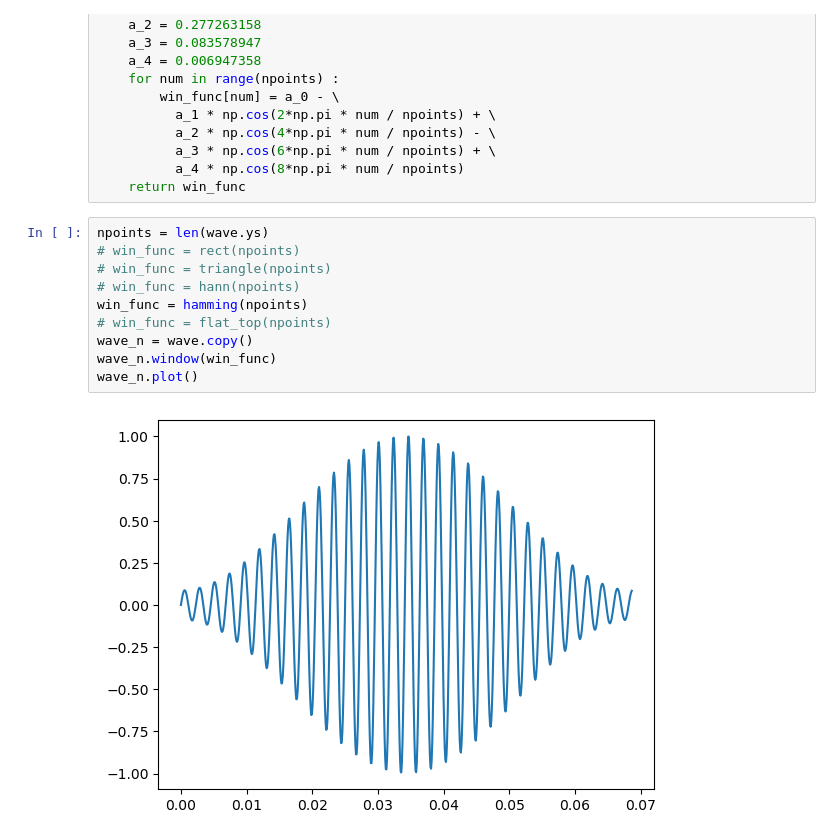
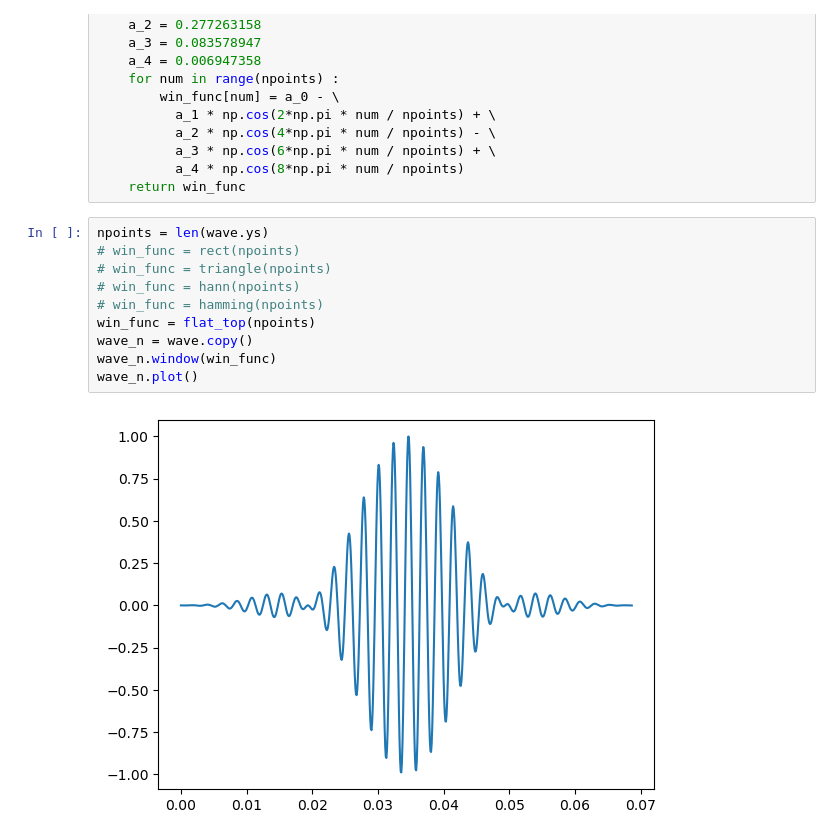
Before and after one commit to otchkalov/DSP, a Jupyter notebook: code/windowing.ipynb, the cells around one changed output. Saved outputs shown, nothing was run; the diff lists cells and outputs as text.

```diff
--- a/code/windowing.ipynb
+++ b/code/windowing.ipynb
@@ -90,15 +93,15 @@ def flat_top(npoints):
 # %%
 npoints = len(wave.ys)
 # win_func = rect(npoints)
 # win_func = triangle(npoints)
 # win_func = hann(npoints)
-win_func = hamming(npoints)
-# win_func = flat_top(npoints)
+# win_func = hamming(npoints)
+win_func = flat_top(npoints)
 wave_n = wave.copy()
 wave_n.window(win_func)
 wave_n.plot()
 # %% [output]
-[figure, old version]
+[figure, new version]
 # %%
 spectrum = wave_n.make_spectrum()
 spectrum.plot(high=880)
```
Also changed, not shown: parts of 2 cells of this notebook.
